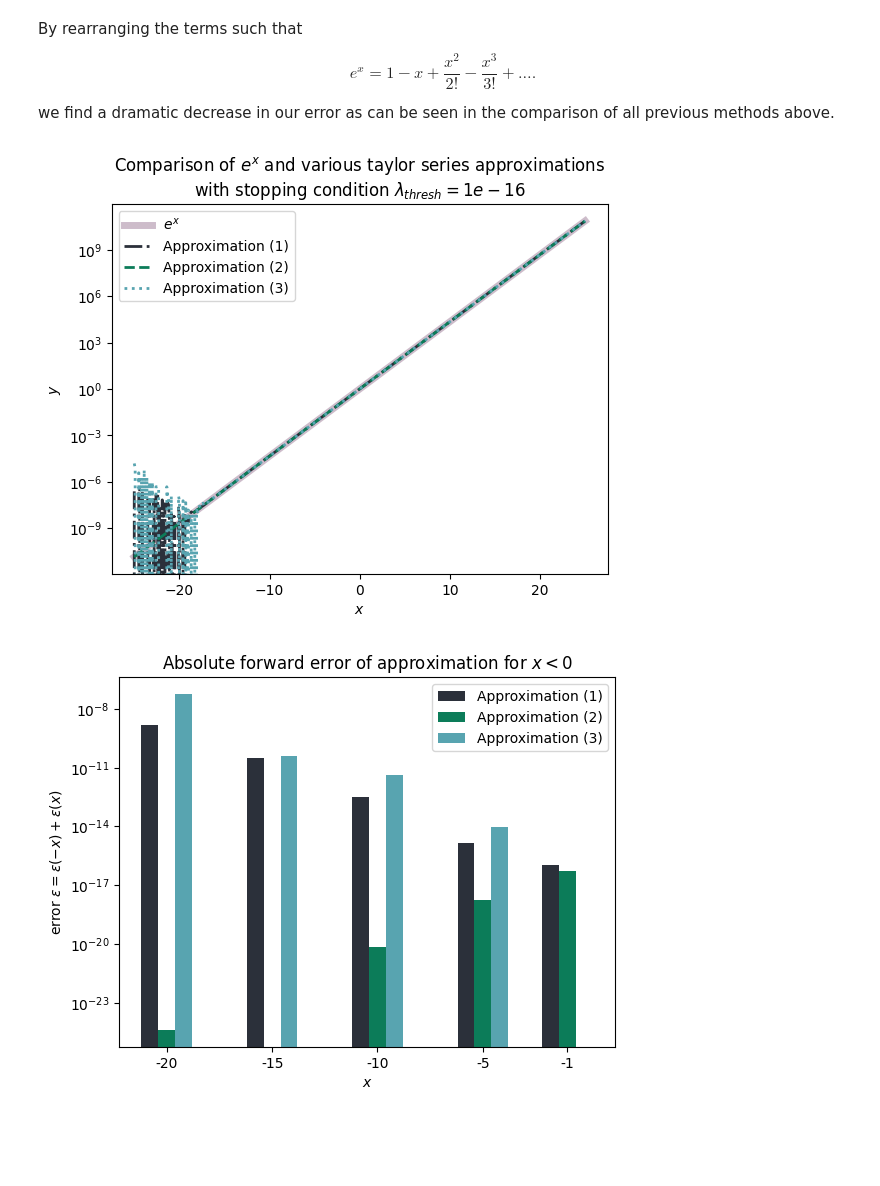
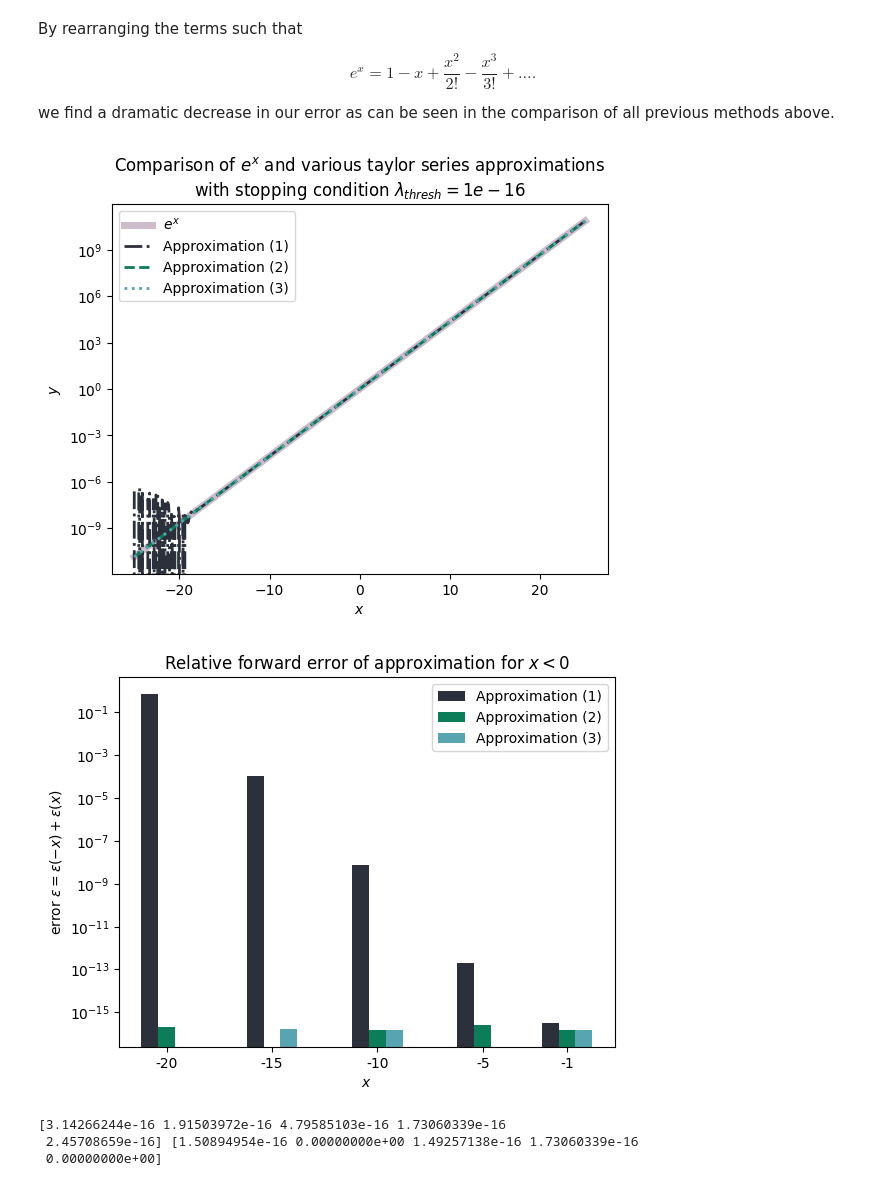
Before and after one commit to jonas4climate/na-assignment1, a Jupyter notebook: hw1_2023.ipynb, the cells around one changed output. Drawn from its saved outputs; the diff is of its cells as text; code cells hidden in the pictures; blank space fills up the shorter version.

Commit message:
actually relative

```diff
--- a/hw1_2023.ipynb
+++ b/hw1_2023.ipynb
@@ -160,8 +160,8 @@ y, y_hat_1 = np.exp(xs), v_taylor_series_v1(xs)
 # Data for plotting only x_value pairs
 true_pos, true_neg = np.exp(x_values), np.exp(-x_values)
 chosen_y_hat_1_pos, chosen_y_hat_1_neg = v_taylor_series_v1(x_values), v_taylor_series_v1(-x_values)
-errors_1 = np.abs(chosen_y_hat_1_pos-true_pos) + np.abs(chosen_y_hat_1_neg-true_neg)
-errors_1_neg = np.abs(chosen_y_hat_1_neg-true_neg)
+errors_1 = np.abs(chosen_y_hat_1_pos-true_pos)/true_pos + np.abs(chosen_y_hat_1_neg-true_neg)/true_neg
+errors_1_neg = np.abs(chosen_y_hat_1_neg-true_neg)/true_neg
 
 
 plt.semilogy(xs, y, linewidth=5, color=COLORS[3], alpha=0.5)
@@ -209,8 +209,8 @@ def taylor_series_v2(x):
 
 v_taylor_series_v2 = np.vectorize(taylor_series_v2)
 chosen_y_hat_2_pos, chosen_y_hat_2_neg = v_taylor_series_v2(x_values), v_taylor_series_v2(-x_values)
-errors_2 = np.abs(chosen_y_hat_2_pos-true_pos) + np.abs(chosen_y_hat_2_neg-true_neg)
-errors_2_neg = np.abs(chosen_y_hat_2_neg-true_neg)
+errors_2 = np.abs(chosen_y_hat_2_pos-true_pos)/true_pos + np.abs(chosen_y_hat_2_neg-true_neg)/true_neg
+errors_2_neg = np.abs(chosen_y_hat_2_neg-true_neg)/true_neg
 y_hat_2 = v_taylor_series_v2(xs)
 
 plt.semilogy(xs, y, linewidth=5, color=COLORS[3], alpha=0.5)
@@ -261,41 +261,45 @@ def taylor_series_v3(x):
             else:
                 neg += x**i/factorial(i)
             i += 1
-        total = pos + neg
-        return total
+        total = pos - neg
+        return 1/total
     else:
         return taylor_series_v1(x)
 
 v_taylor_series_v3 = np.vectorize(taylor_series_v3)
 y_hat_3 = v_taylor_series_v3(xs)
 selected_y_hat_3_pos, selected_y_hat_3_neg = v_taylor_series_v3(x_values), v_taylor_series_v3(-x_values)
 errors_3 = np.abs(selected_y_hat_3_pos-true_pos)/true_pos + np.abs(selected_y_hat_3_neg-true_neg)/true_neg
-errors_3_neg = np.abs(selected_y_hat_3_neg-true_neg)
+errors_3_neg = np.abs(selected_y_hat_3_neg-true_neg)/true_neg
 
 plt.semilogy(xs, y, linewidth=5, color=COLORS[3], alpha=0.5)
 plt.semilogy(xs, y_hat_1, linewidth=2.0, color=COLORS[0], linestyle='-.')
 plt.semilogy(xs, y_hat_2, linewidth=2.0, color=COLORS[1], linestyle='--')
 plt.semilogy(xs, y_hat_3, linewidth=2.0, color=COLORS[2], linestyle=':')
 plt.xlabel('$x$')
 plt.ylabel('$y$')
 plt.legend(['$e^x$', 'Approximation (1)', 'Approximation (2)', 'Approximation (3)'])
 plt.title('Comparison of $e^x$ and various taylor series approximations\n' +
           f'with stopping condition $\\lambda_{{thresh}}={lambda_thresh}$')
 plt.savefig(f'{SAVE_DIR}/comparison_e_approx_1_2_3.png', dpi=300)
 plt.show()
 
 
 bar1 = plt.bar(-x_values-0.8, errors_1_neg, color=COLORS[0], width=0.8)
 bar2 = plt.bar(-x_values, errors_2_neg, color=COLORS[1], width=0.8)
 bar2 = plt.bar(-x_values+0.8, errors_3_neg, color=COLORS[2], width=0.8)
 plt.xticks(-x_values, -x_values)
 plt.xlabel('$x$')
 plt.ylabel('error $\\epsilon = \\epsilon(-x) + \\epsilon(x)$')
 plt.yscale('log')
 plt.legend(['Approximation (1)', 'Approximation (2)', 'Approximation (3)'])
-plt.title('Absolute forward error of approximation for $x < 0$')
+plt.title('Relative forward error of approximation for $x < 0$')
 plt.savefig(f'{SAVE_DIR}/comparison_e_approx_1_2_3_error.png', dpi=300)
 plt.show()
+print(errors_3, errors_3_neg)
 # %% [output]
-[figure, old version]
+[figure, new version]
-[figure, old version]
+[figure, new version]
+[3.14266244e-16 1.91503972e-16 4.79585103e-16 1.73060339e-16
+ 2.45708659e-16] [1.50894954e-16 0.00000000e+00 1.49257138e-16 1.73060339e-16
+ 0.00000000e+00]
```
Also changed, not shown: parts of 2 cells of this notebook, 3 other files.
